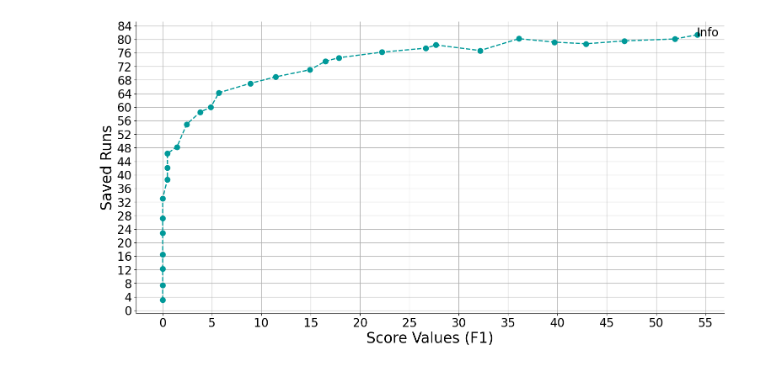
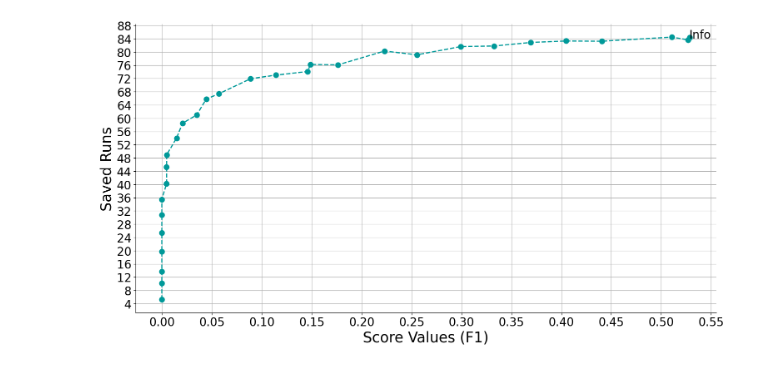
Before and after one commit to Omar88magdy/ml-assisted-binary-search, a Jupyter notebook: plot.ipynb, the cells around one changed output. Cells and saved outputs as stored; diff of their text form; code cells hidden in the pictures.

```diff
--- a/plot.ipynb
+++ b/plot.ipynb
@@ -143,15 +137,17 @@ data
 # %%
-data = pd.read_csv("results/equilibrium_f1_plot.csv")
+data = pd.read_csv(
+    "results/equilibrium_f1_plot.csv")
+data = data.sort_values("score_avg")
 plot(
     algorithm="Equilibrium",
     metric="F1",
     # metric='Harmonic TNR Recall',
     samples=70000,
-    scores=list(data["score_avg"] * 100),
+    scores=list(data["score_avg"]),
     saved_runs=list(data["saved_runs_avg"] * 100),
     save_fig=True,
     transparent=True,
     markersize=9,
 )
 # %% [output]
-[figure, old version]
+[figure, new version]
```
Also changed, not shown: parts of 4 cells of this notebook, 21 other files.
